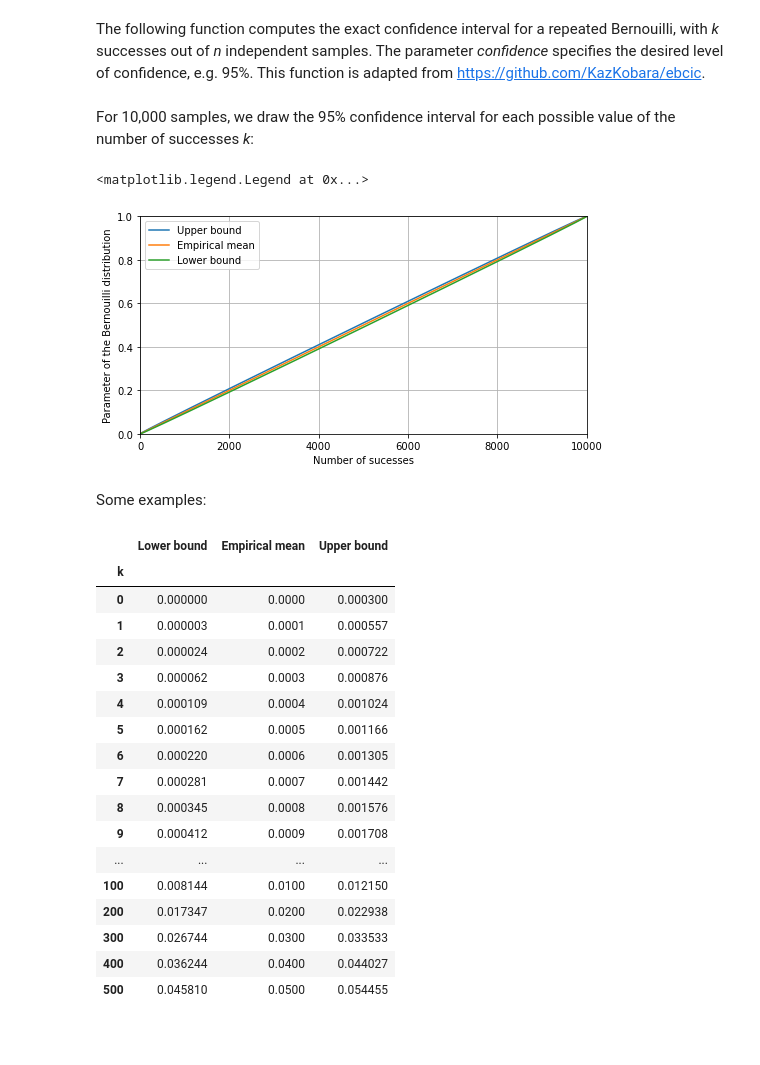
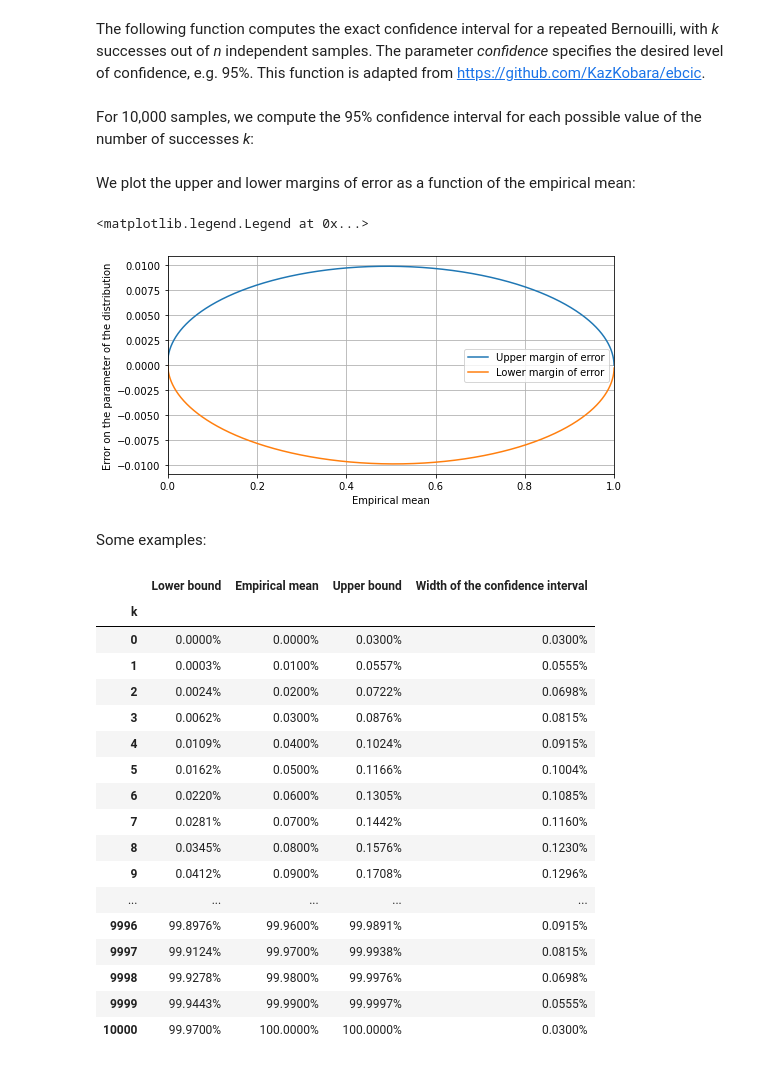
Before and after one commit to francois-durand/poisson_approval, a Jupyter notebook: docs/notebooks_article/Confidence Intervals.ipynb, the cells around one changed output. Cells and saved outputs as stored; diff of their text form; code cells hidden in the pictures; blank space fills up the shorter version.

```diff
--- a/docs/notebooks_article/Confidence Intervals.ipynb
+++ b/docs/notebooks_article/Confidence Intervals.ipynb
@@ -63,7 +63,7 @@ def exact_confidence_interval(n, k, confidence):
 
     return lower_p, upper_p
 # %% [markdown]
-For 10,000 samples, we draw the 95% confidence interval for each possible value of the number of successes *k*:
+For 10,000 samples, we compute the 95% confidence interval for each possible value of the number of successes *k*:
 # %%
 N_SAMPLES = 10000
 ks = np.array(range(N_SAMPLES + 1))
@@ -75,46 +75,58 @@ for k in ks:
     lowers.append(lower)
     uppers.append(upper)
     averages.append(k / N_SAMPLES)
+# %% [markdown]
+We plot the upper and lower margins of error as a function of the empirical mean:
 # %%
+upper_margins = np.array(uppers) - np.array(averages)
+lower_margins = np.array(lowers) - np.array(averages)
 plt.subplots(figsize=(8, 4))
-plt.plot(ks, uppers, label='Upper bound')
-plt.plot(ks, averages, label='Empirical mean')
-plt.plot(ks, lowers, label='Lower bound')
-plt.xlabel('Number of sucesses')
-plt.ylabel('Parameter of the Bernouilli distribution')
-plt.xlim(0, 10000)
-plt.ylim(0, 1)
+plt.plot(averages, upper_margins, label='Upper margin of error')
+plt.plot(averages, lower_margins, label='Lower margin of error')
+plt.xlabel('Empirical mean')
+plt.ylabel('Error on the parameter of the distribution')
+plt.xlim(0, 1)
 plt.grid(True)
 plt.legend()
 # %% [output]
 <matplotlib.legend.Legend at 0x...>
-[figure, old version]
+[figure, new version]
 # %% [markdown]
 Some examples:
 # %%
+ks_examples = (
+    list(range(10))
+    + list(range(10, 100, 10))
+    + list(range(100, 500, 100))
+    + list(range(1000, 9000, 1000))
+    + list(range(9000, 9900, 100))
+    + list(range(9900, 9990, 10))
+    + list(range(9990, 10001, 1))
+)
 df = pd.DataFrame()
 df.index.name = 'k'
-for k in list(range(10)) + list(range(10, 100, 10)) + list(range(100, 600, 100)):
-    df.loc[k, 'Lower bound'] = lowers[k]
-    df.loc[k, 'Empirical mean'] = averages[k]
-    df.loc[k, 'Upper bound'] = uppers[k]
+for k in ks_examples:
+    df.loc[k, 'Lower bound'] = "{:.4%}".format(lowers[k])
+    df.loc[k, 'Empirical mean'] = "{:.4%}".format(averages[k])
+    df.loc[k, 'Upper bound'] = "{:.4%}".format(uppers[k])
+    df.loc[k, 'Width of the confidence interval'] = "{:.4%}".format(uppers[k] - lowers[k])
 df
 # %% [output]
-|  | Lower bound | Empirical mean | Upper bound |
-| k |  |  |  |
-| 0 | 0.000000 | 0.0000 | 0.000300 |
-| 1 | 0.000003 | 0.0001 | 0.000557 |
-| 2 | 0.000024 | 0.0002 | 0.000722 |
-| 3 | 0.000062 | 0.0003 | 0.000876 |
-| 4 | 0.000109 | 0.0004 | 0.001024 |
-| 5 | 0.000162 | 0.0005 | 0.001166 |
-| 6 | 0.000220 | 0.0006 | 0.001305 |
-| 7 | 0.000281 | 0.0007 | 0.001442 |
-| 8 | 0.000345 | 0.0008 | 0.001576 |
-| 9 | 0.000412 | 0.0009 | 0.001708 |
-| ... | ... | ... | ... |
-| 100 | 0.008144 | 0.0100 | 0.012150 |
-| 200 | 0.017347 | 0.0200 | 0.022938 |
-| 300 | 0.026744 | 0.0300 | 0.033533 |
-| 400 | 0.036244 | 0.0400 | 0.044027 |
-| 500 | 0.045810 | 0.0500 | 0.054455 |
+|  | Lower bound | Empirical mean | Upper bound | Width of the confidence interval |
+| k |  |  |  |  |
+| 0 | 0.0000% | 0.0000% | 0.0300% | 0.0300% |
+| 1 | 0.0003% | 0.0100% | 0.0557% | 0.0555% |
+| 2 | 0.0024% | 0.0200% | 0.0722% | 0.0698% |
+| 3 | 0.0062% | 0.0300% | 0.0876% | 0.0815% |
+| 4 | 0.0109% | 0.0400% | 0.1024% | 0.0915% |
+| 5 | 0.0162% | 0.0500% | 0.1166% | 0.1004% |
+| 6 | 0.0220% | 0.0600% | 0.1305% | 0.1085% |
+| 7 | 0.0281% | 0.0700% | 0.1442% | 0.1160% |
+| 8 | 0.0345% | 0.0800% | 0.1576% | 0.1230% |
+| 9 | 0.0412% | 0.0900% | 0.1708% | 0.1296% |
+| ... | ... | ... | ... | ... |
+| 9996 | 99.8976% | 99.9600% | 99.9891% | 0.0915% |
+| 9997 | 99.9124% | 99.9700% | 99.9938% | 0.0815% |
+| 9998 | 99.9278% | 99.9800% | 99.9976% | 0.0698% |
+| 9999 | 99.9443% | 99.9900% | 99.9997% | 0.0555% |
+| 10000 | 99.9700% | 100.0000% | 100.0000% | 0.0300% |
```
